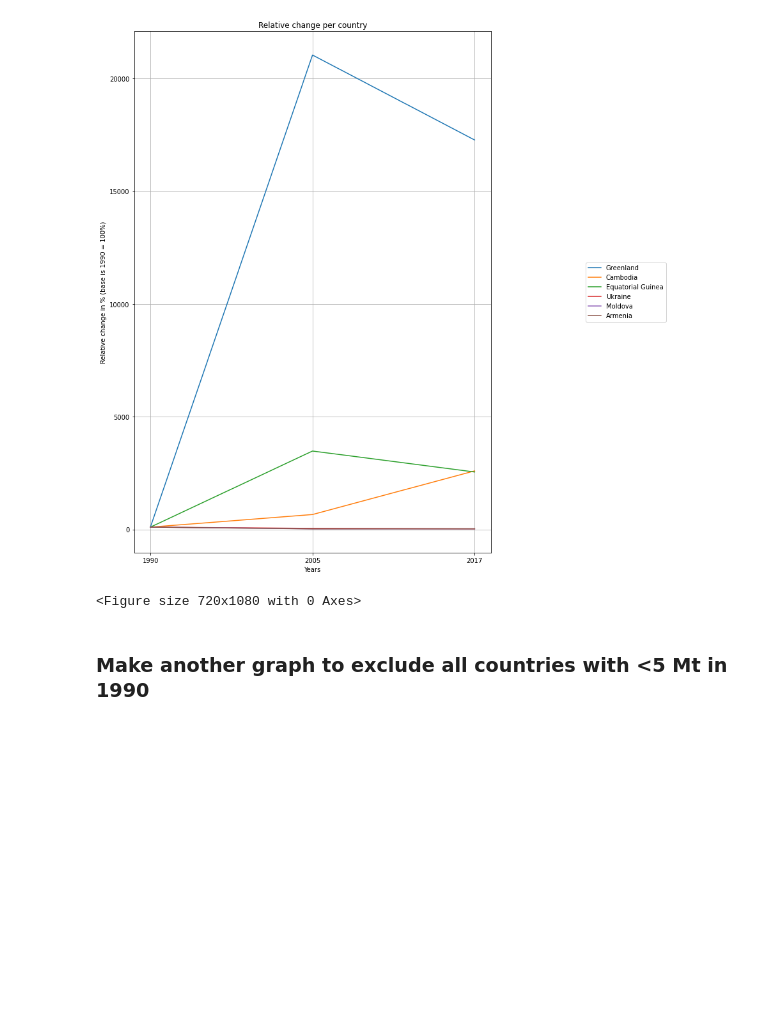
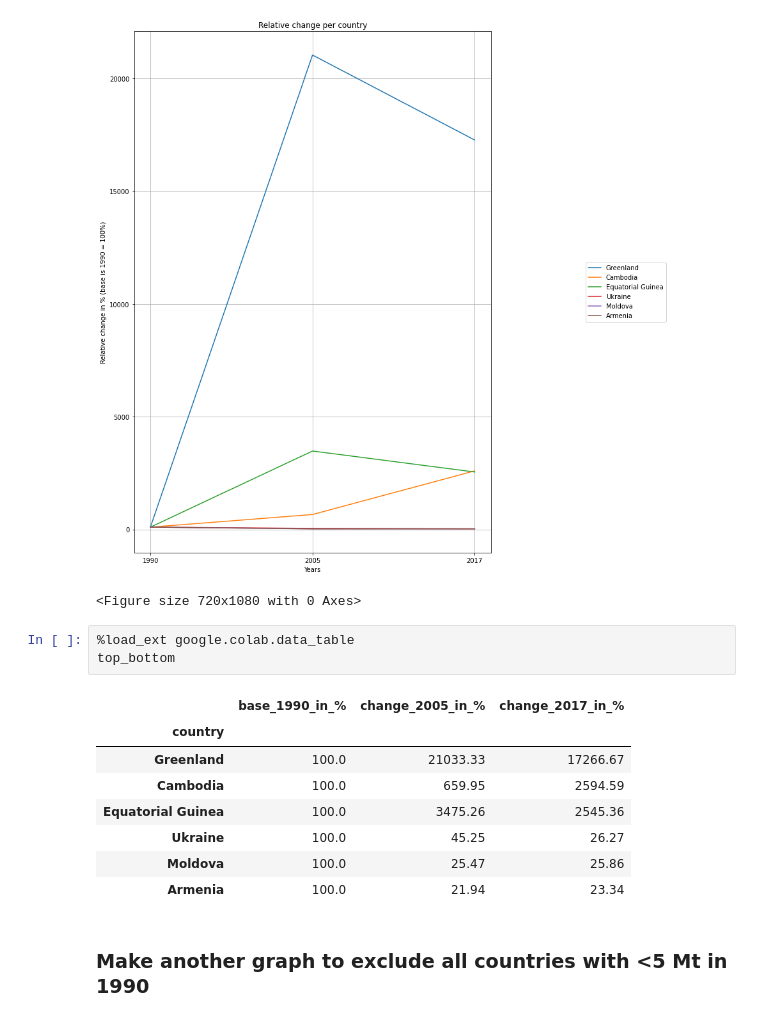
Before and after one commit to 88kHw88/Winc.Assignment.CO2, a Jupyter notebook: Kopie_van_Assignment_CO2_Emissions.ipynb, the cells around one changed output. Saved outputs shown, nothing was run; the diff lists cells and outputs as text; blank space fills up the shorter version.

Commit message:
Gemaakt met Colaboratory

```diff
--- a/Kopie_van_Assignment_CO2_Emissions.ipynb
+++ b/Kopie_van_Assignment_CO2_Emissions.ipynb
@@ -113,6 +113,18 @@ plt.figure()
 <Figure size 720x1080 with 0 Axes>
 [figure]
 <Figure size 720x1080 with 0 Axes>
+# %%
+%load_ext google.colab.data_table
+top_bottom
+# %% [output]
+|  | base_1990_in_% | change_2005_in_% | change_2017_in_% |
+| country |  |  |  |
+| Greenland | 100.0 | 21033.33 | 17266.67 |
+| Cambodia | 100.0 | 659.95 | 2594.59 |
+| Equatorial Guinea | 100.0 | 3475.26 | 2545.36 |
+| Ukraine | 100.0 | 45.25 | 26.27 |
+| Moldova | 100.0 | 25.47 | 25.86 |
+| Armenia | 100.0 | 21.94 | 23.34 |
 # %% [markdown]
 ### **Make another graph to exclude all countries with <5 Mt in 1990**
 # %%
```
Also changed, not shown: parts of 1 cell of this notebook.
